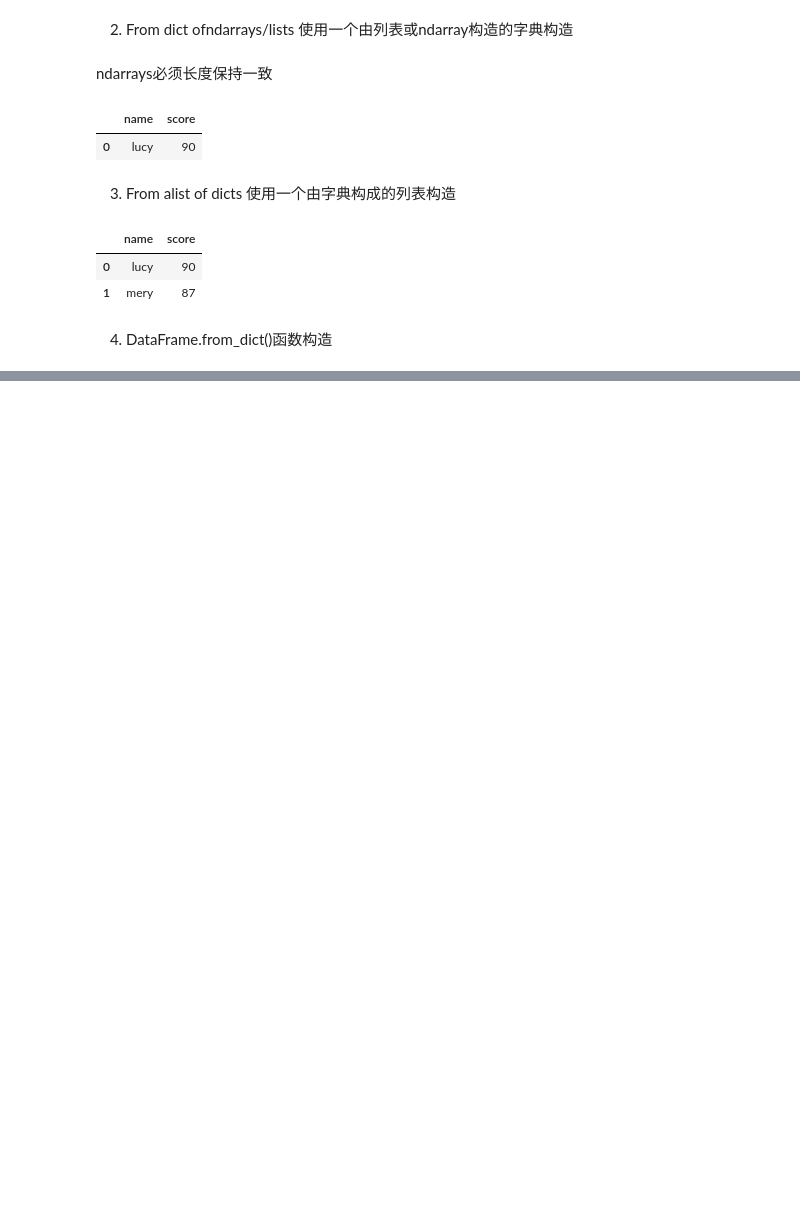
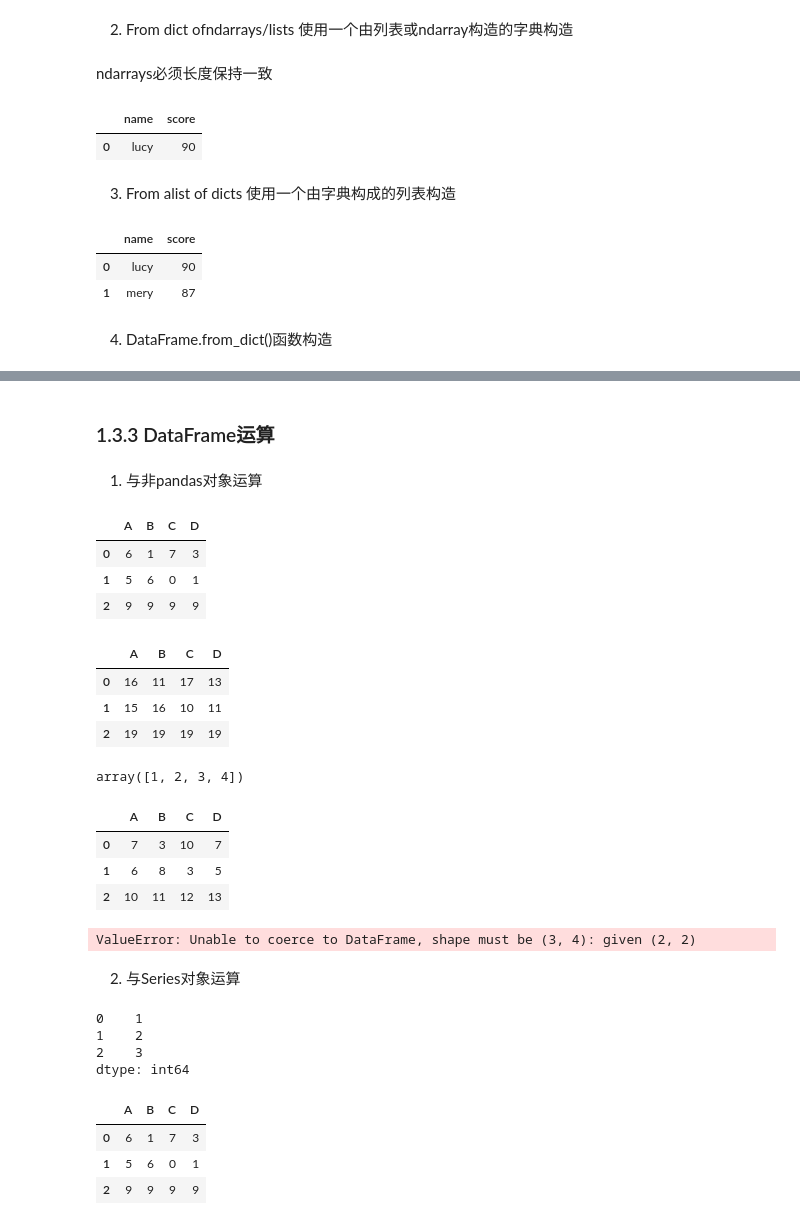
Before and after one commit to Leecoin49/StudyNote, a Jupyter notebook: LLM/AILLM_Luffy/1.Python/第20章Pandas/1.pandas核心数据类型.ipynb, the cells around one changed output, grey strips where cells are left out. Cells and saved outputs as stored; diff of their text form; code cells hidden in the pictures; blank space fills up the shorter version.

```diff
--- a/LLM/AILLM_Luffy/1.Python/第20章Pandas/1.pandas核心数据类型.ipynb
+++ b/LLM/AILLM_Luffy/1.Python/第20章Pandas/1.pandas核心数据类型.ipynb
@@ -381,0 +415,31 @@ pd.DataFrame(data=dictionary)
+# %% [markdown]
+### 1.3.3 DataFrame运算
+# %% [markdown]
+1. 与非pandas对象运算
+# %%
+df = pd.DataFrame(data=np.random.randint(0,10, size=(3,4)),columns=list ('ABCD'))
+df
+# %% [output]
+|  | A | B | C | D |
+| 0 | 6 | 1 | 7 | 3 |
+| 1 | 5 | 6 | 0 | 1 |
+| 2 | 9 | 9 | 9 | 9 |
+# %%
+df + 10
+# %% [output]
+|  | A | B | C | D |
+| 0 | 16 | 11 | 17 | 13 |
+| 1 | 15 | 16 | 10 | 11 |
+| 2 | 19 | 19 | 19 | 19 |
+# %%
+arr1 = np.array([1,2,3,4])
+arr1
+# %% [output]
+array([1, 2, 3, 4])
+# %%
+df + arr1
+# %% [output]
+|  | A | B | C | D |
+| 0 | 7 | 3 | 10 | 7 |
+| 1 | 6 | 8 | 3 | 5 |
+| 2 | 10 | 11 | 12 | 13 |
@@ -381,0 +448,21 @@ pd.DataFrame(data=dictionary)
+# %%
+df + arr2
+# %% [output]
+ValueError: Unable to coerce to DataFrame, shape must be (3, 4): given (2, 2)
+# %% [markdown]
+2. 与Series对象运算
+# %%
+s = pd.Series(data=[1,2,3], index=[0,1,2])
+s
+# %% [output]
+0    1
+1    2
+2    3
+dtype: int64
+# %%
+df
+# %% [output]
+|  | A | B | C | D |
+| 0 | 6 | 1 | 7 | 3 |
+| 1 | 5 | 6 | 0 | 1 |
+| 2 | 9 | 9 | 9 | 9 |
```
Also changed, not shown: parts of 31 cells of this notebook.
